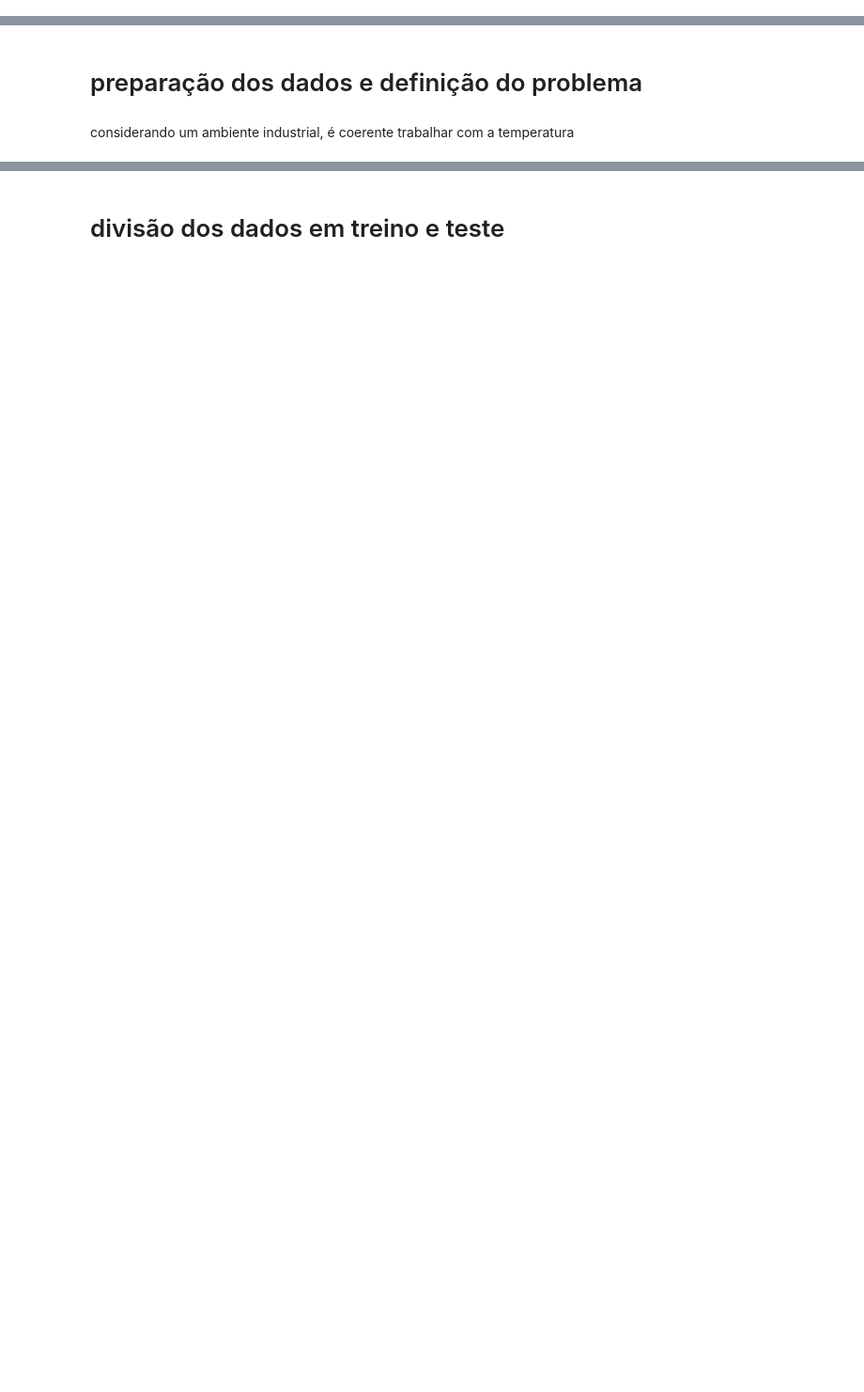
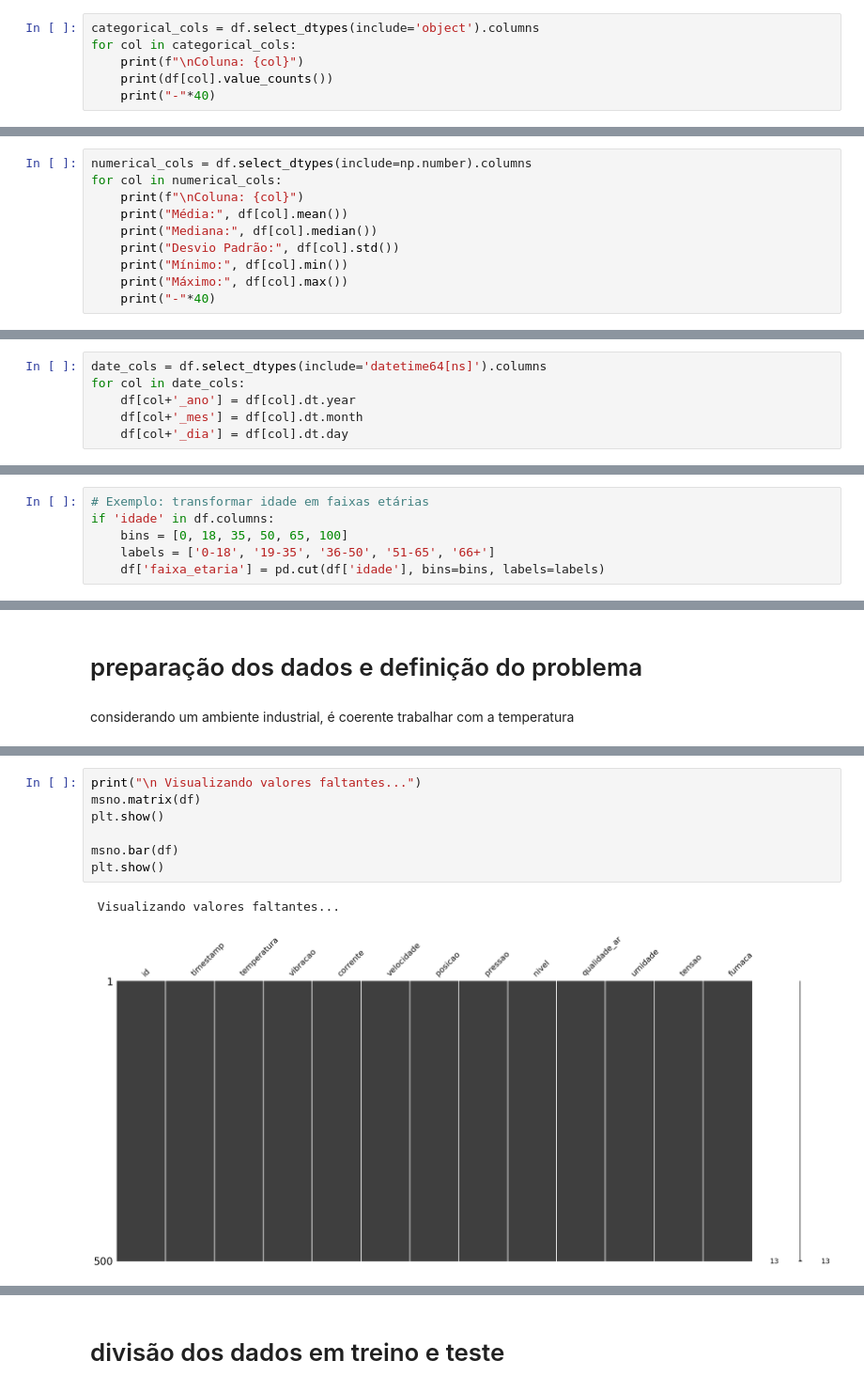
Before and after one commit to Desafio-Hermes-Reply/data-model-ml-reply, a Jupyter notebook: ml_basico.ipynb, the cells around one changed output, grey strips where cells are left out. Shown at 94% size. Drawn from its saved outputs; the diff is of its cells as text; blank space fills up the shorter version.

```diff
--- a/ml_basico.ipynb
+++ b/ml_basico.ipynb
@@ -55,0 +167,6 @@ df.head()
+# %%
+categorical_cols = df.select_dtypes(include='object').columns
+for col in categorical_cols:
+    print(f"\nColuna: {col}")
+    print(df[col].value_counts())
+    print("-"*40)
@@ -55,0 +193,10 @@ df.head()
+# %%
+numerical_cols = df.select_dtypes(include=np.number).columns
+for col in numerical_cols:
+    print(f"\nColuna: {col}")
+    print("Média:", df[col].mean())
+    print("Mediana:", df[col].median())
+    print("Desvio Padrão:", df[col].std())
+    print("Mínimo:", df[col].min())
+    print("Máximo:", df[col].max())
+    print("-"*40)
@@ -55,0 +235,6 @@ df.head()
+# %%
+date_cols = df.select_dtypes(include='datetime64[ns]').columns
+for col in date_cols:
+    df[col+'_ano'] = df[col].dt.year
+    df[col+'_mes'] = df[col].dt.month
+    df[col+'_dia'] = df[col].dt.day
@@ -55,0 +245,6 @@ df.head()
+# %%
+# Exemplo: transformar idade em faixas etárias
+if 'idade' in df.columns:
+    bins = [0, 18, 35, 50, 65, 100]
+    labels = ['0-18', '19-35', '36-50', '51-65', '66+']
+    df['faixa_etaria'] = pd.cut(df['idade'], bins=bins, labels=labels)
@@ -68,0 +301,10 @@ Dimensão dos dados Y (alvo): (500,)
+# %%
+print("\n Visualizando valores faltantes...")
+msno.matrix(df)
+plt.show()
+
+msno.bar(df)
+plt.show()
+# %% [output]
+ Visualizando valores faltantes...
+[figure, added]
```
Also changed, not shown: parts of 91 cells of this notebook, 6 other files.
